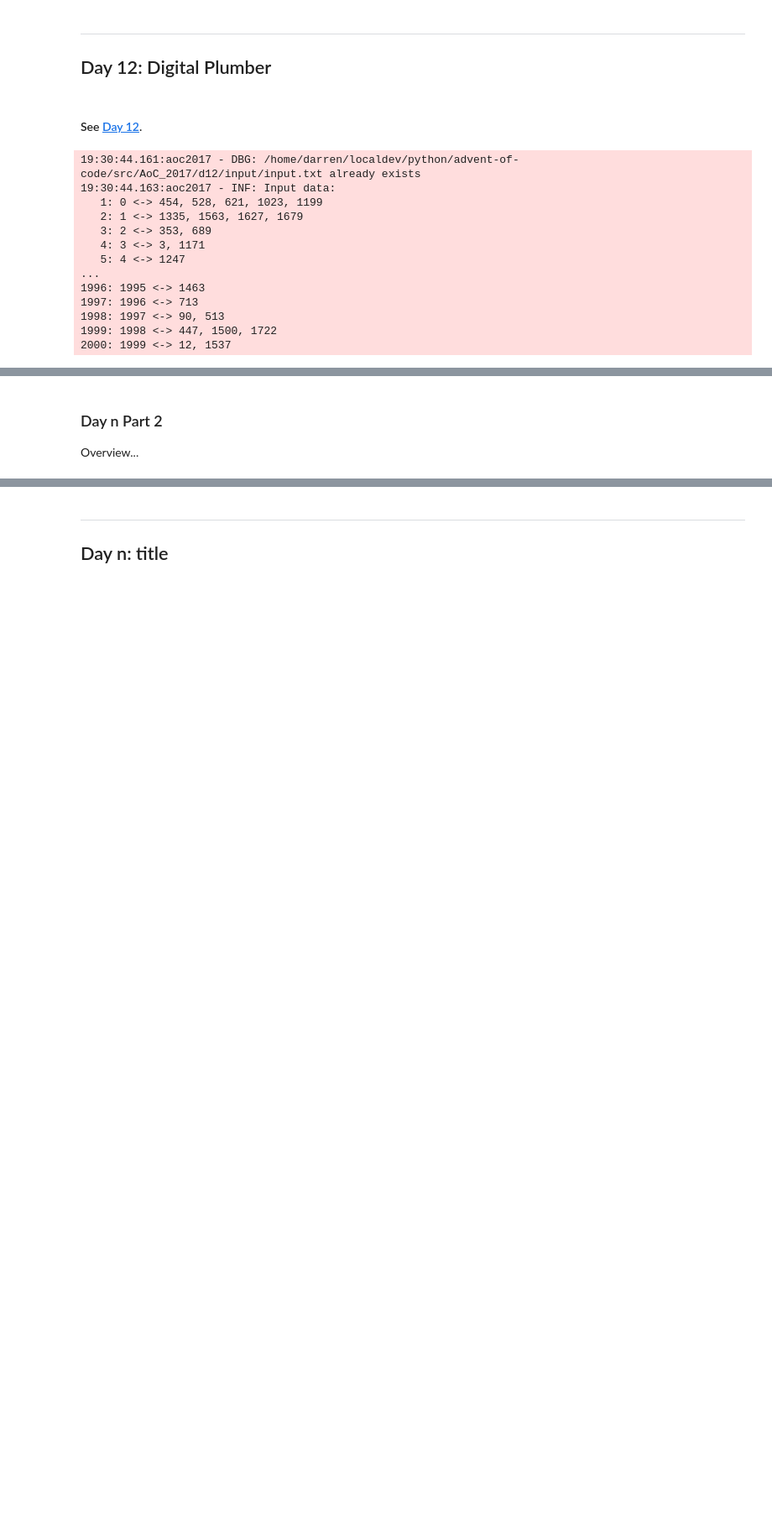
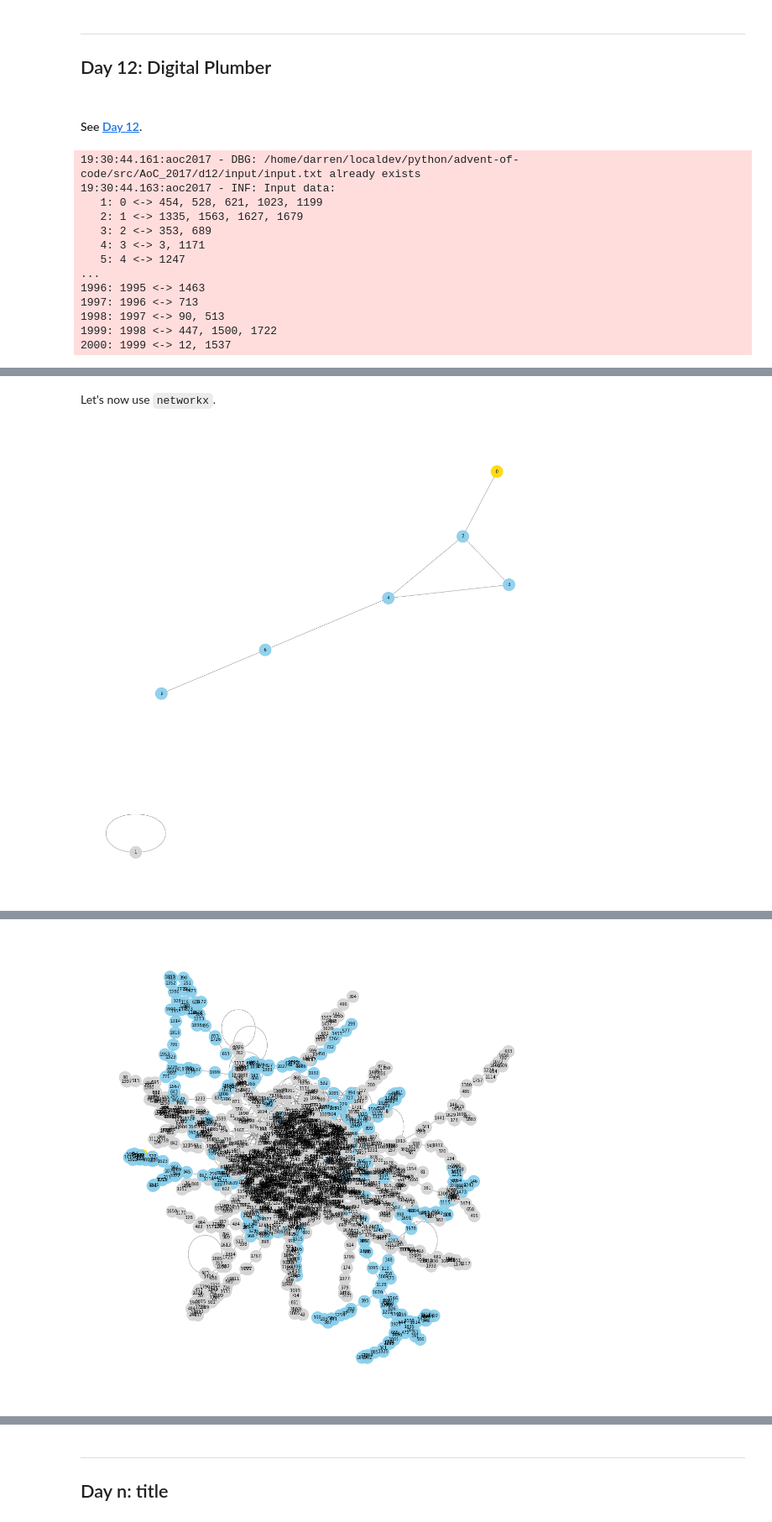
Before and after one commit to derailed-dash/advent-of-code, a Jupyter notebook: src/AoC_2017/Dazbo's_Advent_of_Code_2017.ipynb, the cells around one changed output, grey strips where cells are left out. Shown at 84% size. Saved outputs shown, nothing was run; the diff lists cells and outputs as text; code cells hidden in the pictures; blank space fills up the shorter version.

```diff
--- a/src/AoC_2017/Dazbo's_Advent_of_Code_2017.ipynb
+++ b/src/AoC_2017/Dazbo's_Advent_of_Code_2017.ipynb
@@ -2234,4 +2314,23 @@ logger.info(f"Part 1 soln={soln}")
-# %% [markdown]
-### Day n Part 2
-
-Overview...
+# %% [markdown]
+Let's now use `networkx`.
+# %%
+def visualise_graph(nx_graph, connected_group, start: int):
+    # 2. Create a color map to highlight the connected component and the start node.
+    node_colors = []
+    for node in nx_graph.nodes():
+        if node == start:
+            node_colors.append('gold')  # A distinct color for the start node
+        elif node in connected_group:
+            node_colors.append('skyblue') # Color for other nodes in the target group
+        else:
+            node_colors.append('lightgray') # A muted color for nodes outside the group
+
+    pos = nx.spring_layout(nx_graph, k=0.6, iterations=50, seed=42)
+
+    plt.figure(figsize=(14,14))
+    nx.draw_networkx_nodes(nx_graph, pos, node_color=node_colors, node_size=400, alpha=0.9)
+    nx.draw_networkx_edges(nx_graph, pos, edge_color="grey", width=0.6)
+    nx.draw_networkx_labels(nx_graph, pos, font_size=7, font_family="sans-serif")
+
+    plt.axis("off")
+    plt.show()
@@ -2237,0 +2366,22 @@ Overview...
+# %%
+%%time
+sample_inputs = []
+sample_inputs.append("""0 <-> 2
+1 <-> 1
+2 <-> 0, 3, 4
+3 <-> 2, 4
+4 <-> 2, 3, 6
+5 <-> 6
+6 <-> 4, 5""")
+sample_answers = [6]
+
+for curr_input, curr_ans in zip(sample_inputs, sample_answers):
+    validate(solve_part1_with_networkx(curr_input.splitlines()), curr_ans) # test with sample data
+    logger.info("Test passed")
+
+logger.info("All tests passed!")
+
+soln = solve_part1_with_networkx(input_data)
+logger.info(f"Part 1 soln={soln}")
+# %% [output]
+[figure, added]
@@ -2237,0 +2391 @@ Overview...
+[figure, added]
```
Also changed, not shown: parts of 11 cells of this notebook, 3 other files.
